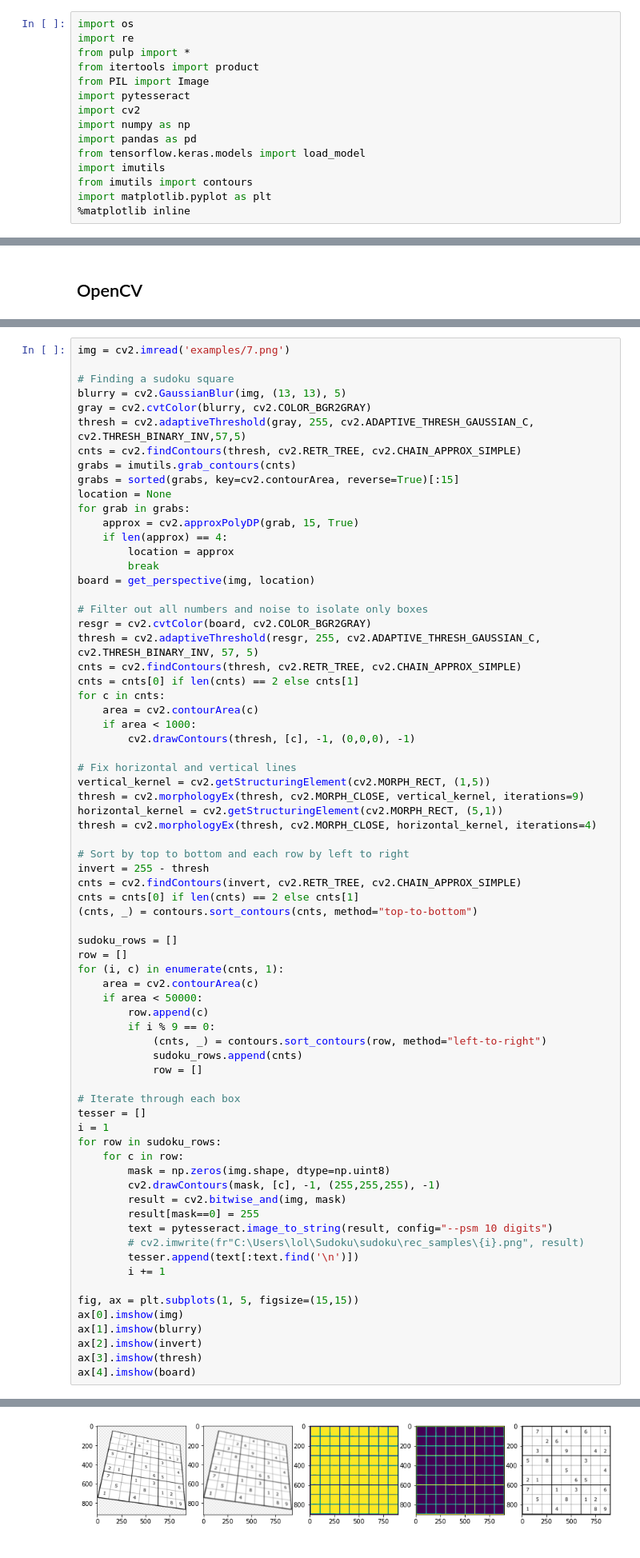
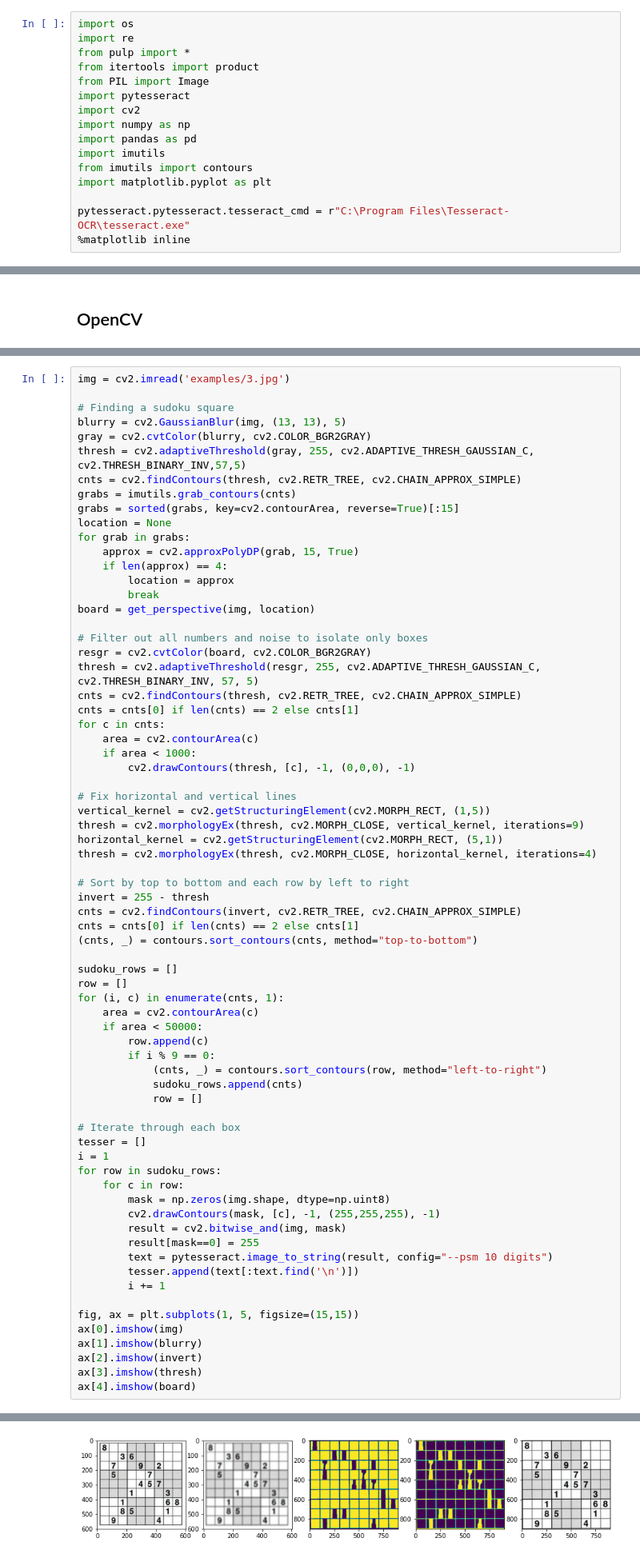
Before and after one commit to Rhinestone1337/sudoku-solver, a Jupyter notebook: sudoku pulp opencv.ipynb, the cells around one changed output, grey strips where cells are left out. Shown: that part at 80% size. Cells and saved outputs as stored; diff of their text form.

```diff
--- a/sudoku pulp opencv.ipynb
+++ b/sudoku pulp opencv.ipynb
@@ -10,10 +10,11 @@ import pytesseract
 import cv2
 import numpy as np
 import pandas as pd
-from tensorflow.keras.models import load_model
 import imutils
 from imutils import contours
 import matplotlib.pyplot as plt
+
+pytesseract.pytesseract.tesseract_cmd = r"C:\Program Files\Tesseract-OCR\tesseract.exe"
 %matplotlib inline
 # %%
 nums = [*map(str, [*range(1,10)])]
@@ -127,7 +128,7 @@ def split_boxes(board, input_size):
             boxes.append(box)
     return boxes
 # %%
-img = cv2.imread('examples/7.png')
+img = cv2.imread('examples/3.jpg')
 
 # Finding a sudoku square
 blurry = cv2.GaussianBlur(img, (13, 13), 5)
@@ -171,32 +172,31 @@ row = []
 for (i, c) in enumerate(cnts, 1):
     area = cv2.contourArea(c)
     if area < 50000:
         row.append(c)
         if i % 9 == 0:
             (cnts, _) = contours.sort_contours(row, method="left-to-right")
             sudoku_rows.append(cnts)
             row = []
 
 # Iterate through each box
 tesser = []
 i = 1
 for row in sudoku_rows:
     for c in row:
         mask = np.zeros(img.shape, dtype=np.uint8)
         cv2.drawContours(mask, [c], -1, (255,255,255), -1)
         result = cv2.bitwise_and(img, mask)
         result[mask==0] = 255
         text = pytesseract.image_to_string(result, config="--psm 10 digits")
-        # cv2.imwrite(fr"C:\Users\lol\Sudoku\sudoku\rec_samples\{i}.png", result)
         tesser.append(text[:text.find('\n')])
         i += 1
 
 fig, ax = plt.subplots(1, 5, figsize=(15,15))
 ax[0].imshow(img)
 ax[1].imshow(blurry)
 ax[2].imshow(invert)
 ax[3].imshow(thresh)
 ax[4].imshow(board)
 # %% [output]
 <matplotlib.image.AxesImage at 0x...>
-[figure, old version]
+[figure, new version]
```
Also changed, not shown: parts of 4 cells of this notebook.
